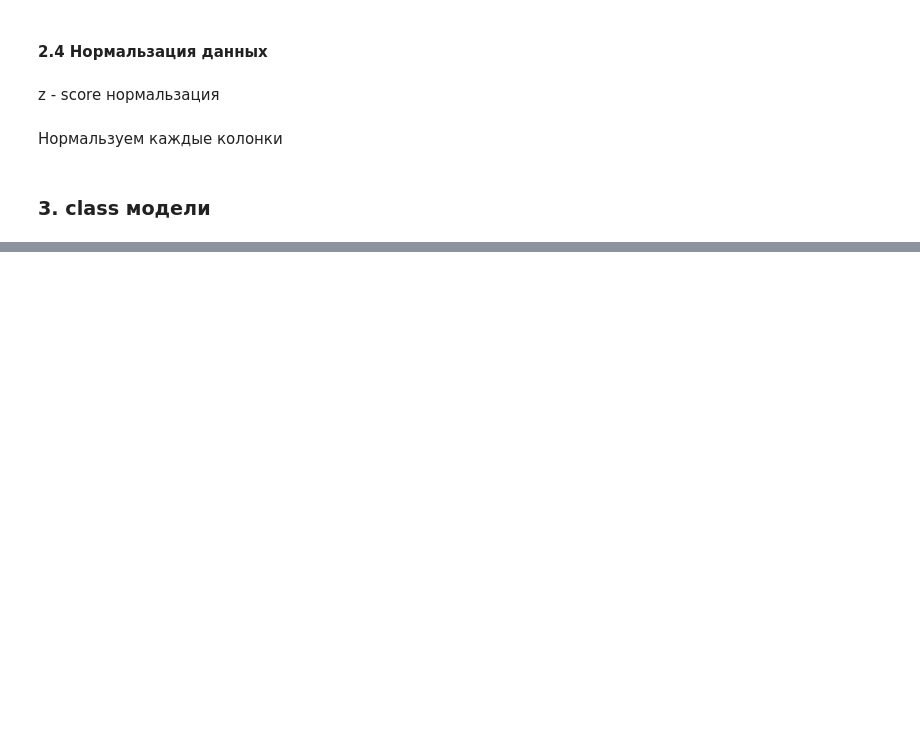
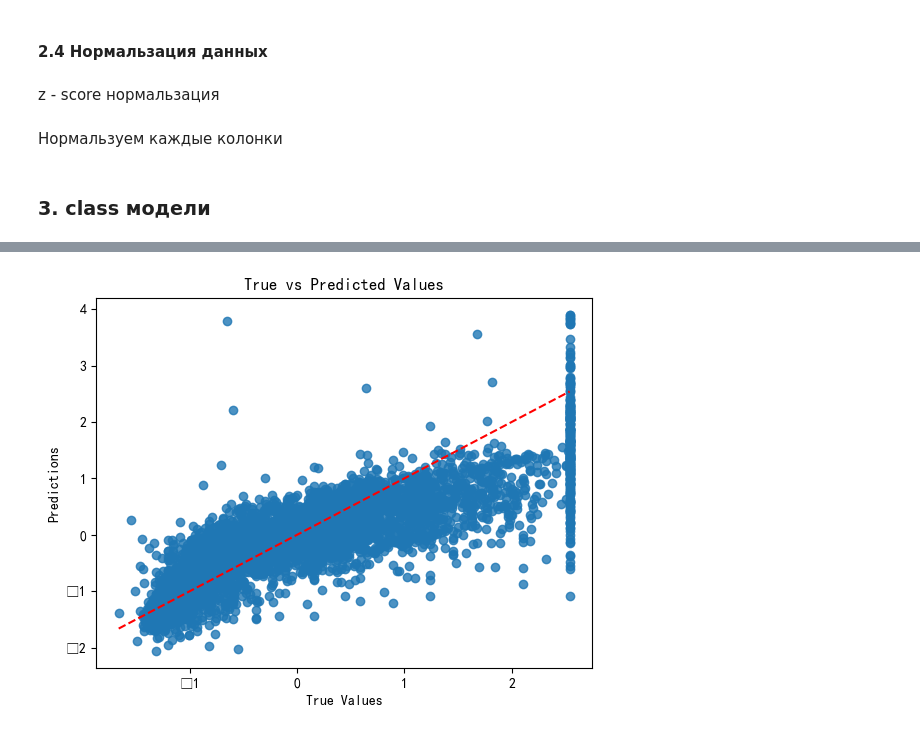
Before and after one commit to bailight/Study-note, a Jupyter notebook: СИИ/lab1.ipynb, the cells around one changed output, grey strips where cells are left out. Cells and saved outputs as stored; diff of their text form; code cells hidden in the pictures; blank space fills up the shorter version.

```diff
--- a/СИИ/lab1.ipynb
+++ b/СИИ/lab1.ipynb
@@ -333,0 +288,18 @@ print("Test error is %d" % (test_pred_error))
+# %%
+y_train_pred = model.predict(X_train)
+metrics_train = calculate_metrics(y_train, y_train_pred)
+
+y_test_pred = model.predict(X_test)
+metrics_pred = calculate_metrics(y_test, y_test_pred)
+
+print("Метрики обучания:")
+print(f"MSE: {metrics_train['MSE']}")
+print(f"RMSE: {metrics_train['RMSE']}")
+print(f"MAE: {metrics_train['MAE']}")
+print(f"R²: {metrics_train['R2']}")
+
+print("Метрики тестирование:")
+print(f"MSE: {metrics_pred['MSE']}")
+print(f"RMSE: {metrics_pred['RMSE']}")
+print(f"MAE: {metrics_pred['MAE']}")
+print(f"R²: {metrics_pred['R2']}")
@@ -333,0 +317,9 @@ print("Test error is %d" % (test_pred_error))
+# %%
+plt.scatter(y_test.detach().numpy(), y_test_pred.detach().numpy(), alpha=0.8)
+plt.plot([y_test.min(), y_test.max()], [y_test.min(), y_test.max()], 'r--')
+plt.xlabel("True Values")
+plt.ylabel("Predictions")
+plt.title("True vs Predicted Values")
+plt.show()
+# %% [output]
+[figure, added]
```
Also changed, not shown: parts of 15 cells of this notebook, 4 other files.
